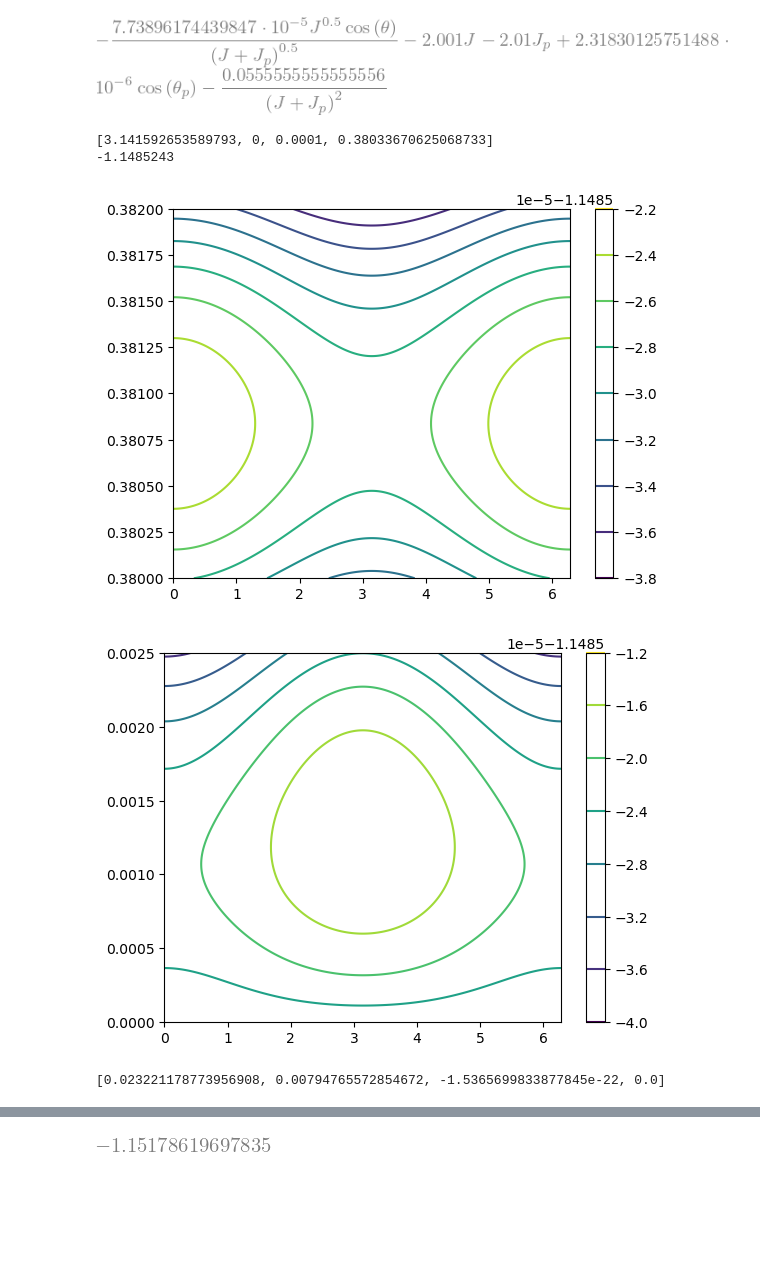
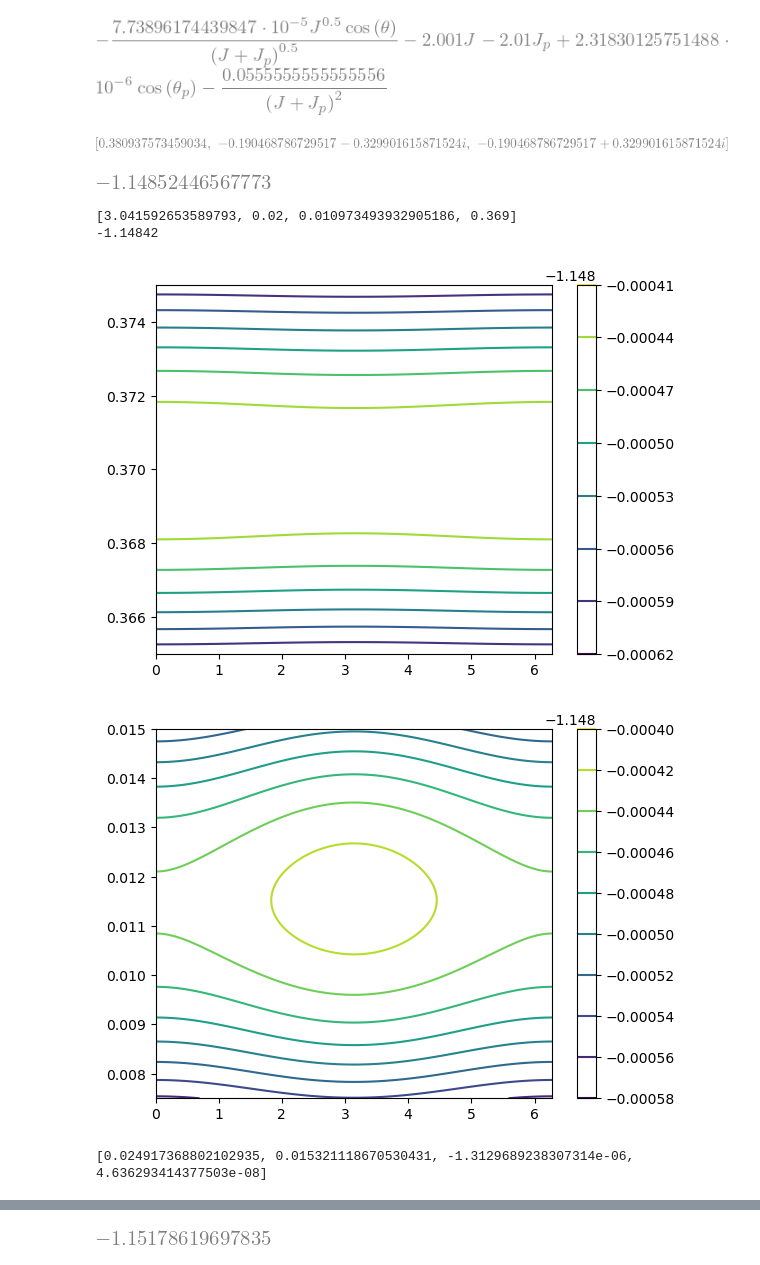
Before and after one commit to jtlaune/wc-apsidal-precession, a Jupyter notebook: paper-2-poincaire.ipynb, the cells around one changed output, grey strips where cells are left out. Saved outputs shown, nothing was run; the diff lists cells and outputs as text; code cells hidden in the pictures; blank space fills up the shorter version.

```diff
--- a/paper-2-poincaire.ipynb
+++ b/paper-2-poincaire.ipynb
@@ -137,13 +137,21 @@ _ = lambdify([th, thp, J, Jp], _)
 #plt.plot(npy.linspace(0.1,0.5,1000),_f(npy.linspace(0.1,0.5,1000)))
 #plt.axhline(y=0)
 #plt.show()
+# %%
+solve(H1_expr.subs(params).diff(Jp).subs({th:0,J:0}),Jp)
+# %% [output]
+[figure, added]
+# %%
+H1_expr.subs(params).subs({th:0,J:0,Jp:0.380937573459034,thp:0})
+# %% [output]
+[figure, added]
 # %%
-th0val = npy.pi
-thpval = 0
-Hval = -1.1485243#-1.14488161255
-Jval = 0.0001
+th0val = npy.pi-0.1
+thpval = 0.02
+Hval = -1.14842#-1.1485243#-1.14488161255
+Jpval = 0.369
 
-Jpval = brentq(lambda x: _(th0val, thpval, Jval, x)-Hval, 0,0.381,xtol=1e-16)
+Jval = brentq(lambda x: _(th0val, thpval,x, Jpval)-Hval, 0,.012,xtol=1e-16)
 
 initconds = [
     th0val,
@@ -154,5 +162,5 @@ initconds = [
 print(initconds)
 print(_(th0val, thpval, Jval, Jpval))
 # %% [output]
-[3.141592653589793, 0, 0.0001, 0.38033670625068733]
--1.1485243
+[3.041592653589793, 0.02, 0.010973493932905186, 0.369]
+-1.14842
@@ -159,28 +169,28 @@ print(_(th0val, thpval, Jval, Jpval))
 # %%
 _lvl = Hval
 
 _1 = lambdify([thp,Jp], H1_expr.subs({th: th0val, J: Jval}).subs(params).evalf())
-_2,_3= npy.meshgrid(npy.linspace(0,2*npy.pi,1000),npy.linspace(0.38,0.382,1000))
+_2,_3= npy.meshgrid(npy.linspace(0,2*npy.pi,1000),npy.linspace(0.365,0.375,1000))
 plt.clf()
 cs = plt.contour(_2,_3,_1(_2,_3))#,levels=[_lvl,_lvl*0.999999])
 plt.colorbar(cs)
 plt.show()
 
-_1 = lambdify([th,J], H1_expr.subs({thp: thpval, Jp: Jpval}).subs(params).evalf())
-_2,_3= npy.meshgrid(npy.linspace(0,2*npy.pi,1000),npy.linspace(0.0,0.0025,1000))
+_1 = lambdify([th,J], H1_expr.subs({thp: thpval, Jp: .37}).subs(params).evalf())
+_2,_3= npy.meshgrid(npy.linspace(0,2*npy.pi,1000),npy.linspace(0.0075,0.015,1000))
 plt.clf()
 cs = plt.contour(_2,_3,_1(_2,_3))
 plt.colorbar(cs)
 plt.show()
 # %% [output]
-[figure, old version]
+[figure, new version]
-[figure, old version]
+[figure, new version]
 # %%
 print(func(0,initconds))
 
 def section_thp(t, x0):
-    #return npy.sin(x0[1])
-    return (x0[1]+npy.pi) % (2*npy.pi) - npy.pi
+    return npy.sin(x0[1])
+    #return (x0[1]+npy.pi) % (2*npy.pi) - npy.pi
 
 def section_th(t, x0):
     return npy.sin(x0[0])
@@ -188,8 +198,8 @@ def section_th(t, x0):
 #section_thp.direction = -1
 #section_th.direction = 1
 
-#teval = npy.linspace(0, 2 * npy.pi * 1e5, 10000)
-teval = npy.linspace(0, 2 * npy.pi * 1e4, 10000)
+teval = npy.linspace(0, 2 * npy.pi * 1e6, 10000)
+#teval = npy.linspace(0, 2 * npy.pi * 1e4, 10000)
 sol = sp.integrate.solve_ivp(
     func,
     [teval[0], teval[-1]],
@@ -201,4 +211,4 @@ sol = sp.integrate.solve_ivp(
     events=[section_thp, section_th],
 )
 # %% [output]
-[0.023221178773956908, 0.00794765572854672, -1.5365699833877845e-22, 0.0]
+[0.024917368802102935, 0.015321118670530431, -1.3129689238307314e-06, 4.636293414377503e-08]
```
Also changed, not shown: parts of 6 cells of this notebook, 1 other file.
